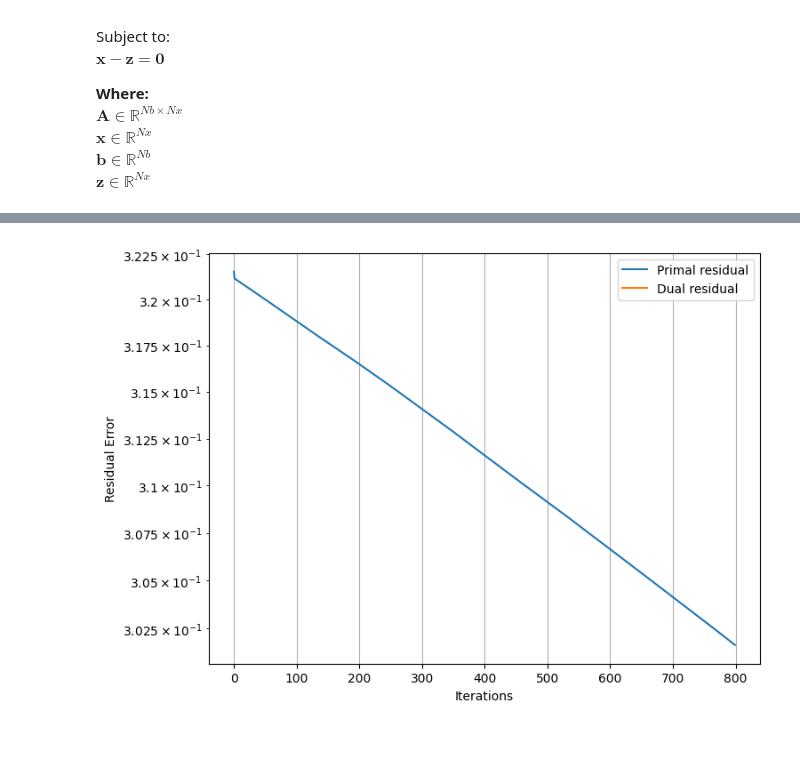
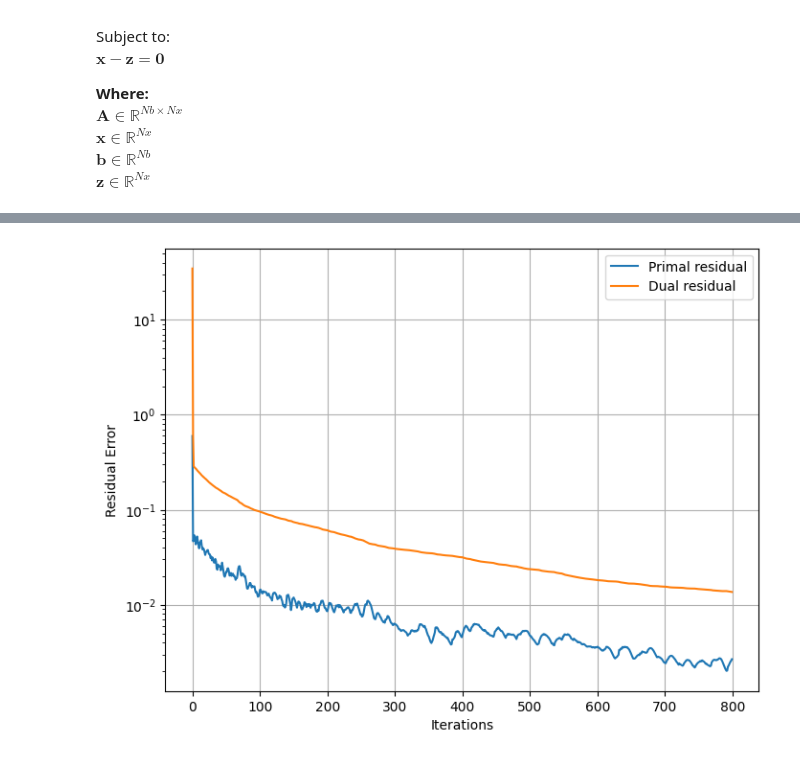
Before and after one commit to TotoroTron/ece509-final, a Jupyter notebook: lasso/lasso.ipynb, the cells around one changed output, grey strips where cells are left out. Saved outputs shown, nothing was run; the diff lists cells and outputs as text; code cells hidden in the pictures.

```diff
--- a/lasso/lasso.ipynb
+++ b/lasso/lasso.ipynb
@@ -91,11 +83,38 @@ Dual residual:  0.0
+# %%
+def soft_threshold(v, tau):
+    """Apply the soft-thresholding operator to a scalar value."""
+    return np.sign(v) * max(abs(v) - tau, 0)
+
+def z_minimization_step(x, y, rho, lambda_):
+    """Perform the z-minimization step in ADMM for Lasso."""
+    tau = lambda_ / rho
+    # Compute x^{k+1} + y^k / rho
+    vector = x + y / rho
+    # Apply soft-thresholding element-wise
+    return np.array([soft_threshold(value, tau) for value in vector])
+
+
+for k in iters:
+    x = np.matmul(cached_inv, np.matmul(A.T, b) + rho*(z - y))
+    z_prev = z
+    z = z_minimization_step(x, y, rho, lambd)
+    y = y + rho * (x - z)
+
+    primal_res = np.linalg.norm(x - z, ord=2)
+    dual_res = rho * np.linalg.norm(z - z_prev, ord=2)
+    list_primal_res.append(primal_res)
+    list_dual_res.append(dual_res)
+
+    if primal_res < epsilon and dual_res < epsilon:
+        break
 # %%
 plt.figure(figsize=(8,6))
-plt.plot(primal_res, label="Primal residual")
-plt.plot(dual_res, label="Dual residual")
+plt.plot(list_primal_res, label="Primal residual")
+plt.plot(list_dual_res, label="Dual residual")
 plt.yscale("log")
 plt.xlabel("Iterations")
 plt.ylabel("Residual Error")
 plt.legend()
 plt.grid()
 # %% [output]
-[figure, old version]
+[figure, new version]
```
Also changed, not shown: parts of 4 cells of this notebook, 1 other file.
